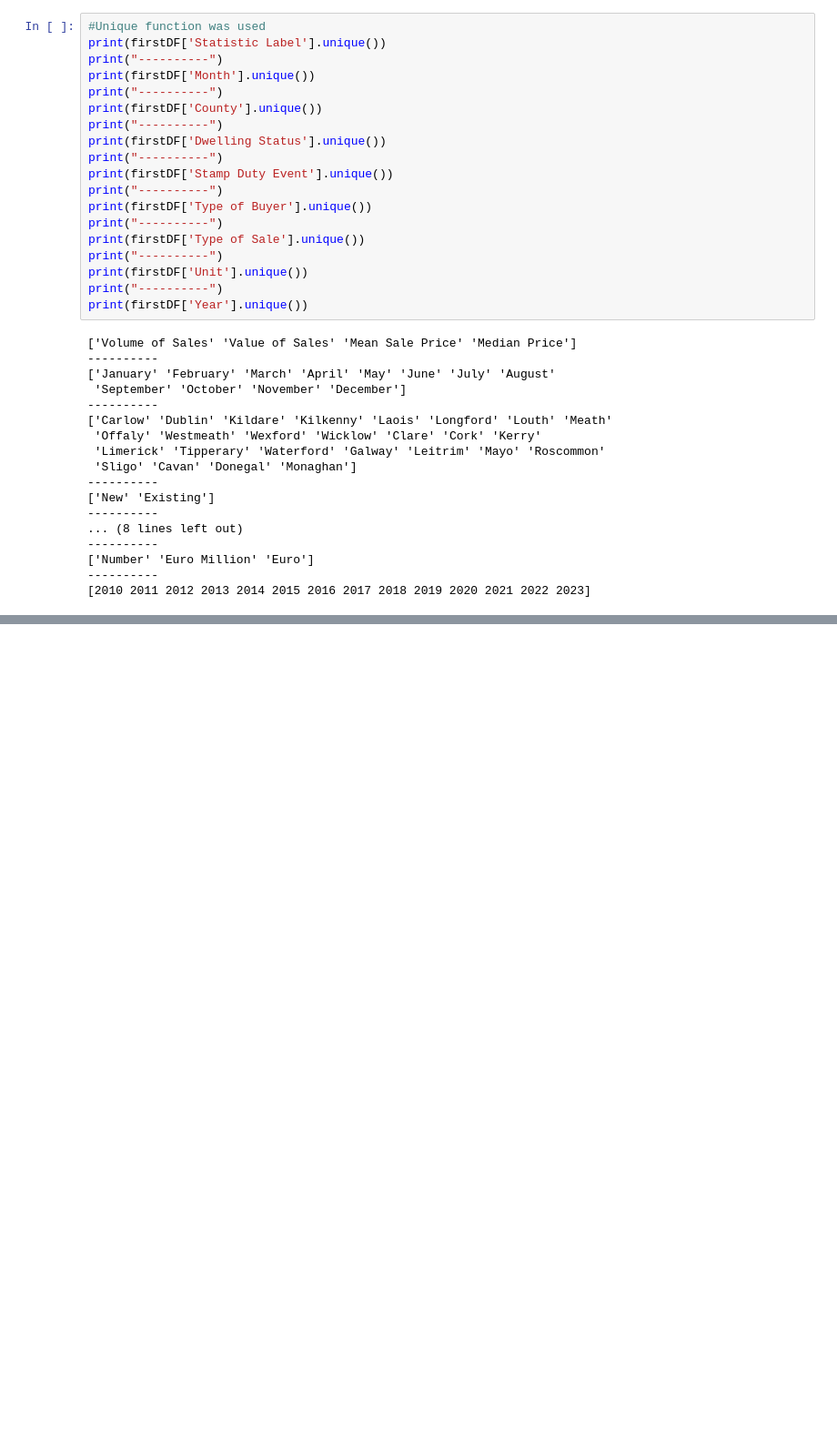
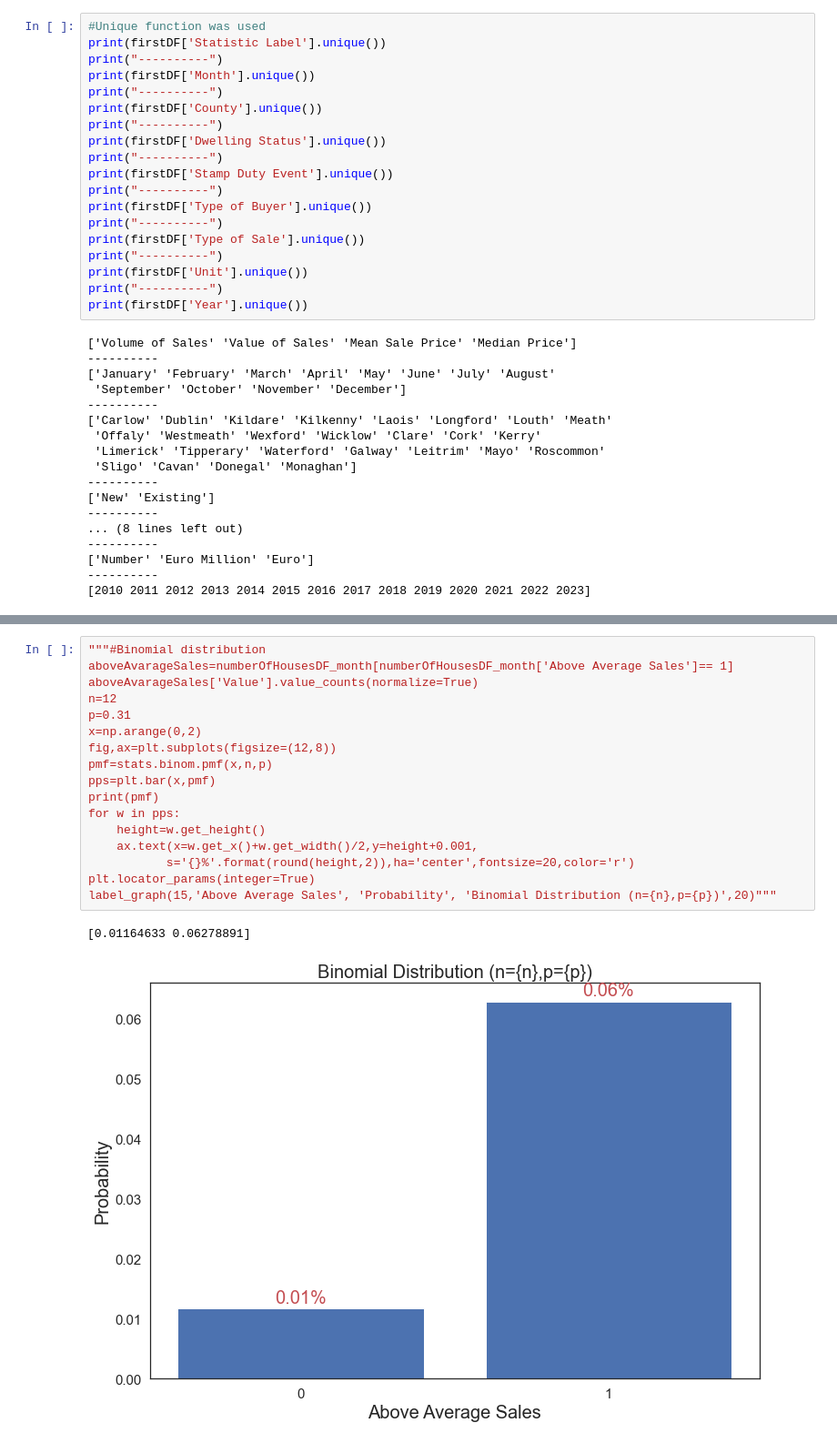
Before and after one commit to batucimenn/residentialDwellingPropertyTransactions, a Jupyter notebook: project.ipynb, the cells around one changed output, grey strips where cells are left out. Shown at 91% size. Saved outputs shown, nothing was run; the diff lists cells and outputs as text; blank space fills up the shorter version.

```diff
--- a/project.ipynb
+++ b/project.ipynb
@@ -310,0 +503,20 @@ numberOfHousesDF
+# %%
+"""#Binomial distribution
+aboveAvarageSales=numberOfHousesDF_month[numberOfHousesDF_month['Above Average Sales']== 1]
+aboveAvarageSales['Value'].value_counts(normalize=True)
+n=12
+p=0.31
+x=np.arange(0,2)
+fig,ax=plt.subplots(figsize=(12,8))
+pmf=stats.binom.pmf(x,n,p)
+pps=plt.bar(x,pmf)
+print(pmf)
+for w in pps:
+    height=w.get_height()
+    ax.text(x=w.get_x()+w.get_width()/2,y=height+0.001,
+           s='{}%'.format(round(height,2)),ha='center',fontsize=20,color='r')
+plt.locator_params(integer=True)
+label_graph(15,'Above Average Sales', 'Probability', 'Binomial Distribution (n={n},p={p})',20)"""
+# %% [output]
+[0.01164633 0.06278891]
+[figure, added]
```
Also changed, not shown: parts of 26 cells of this notebook.
